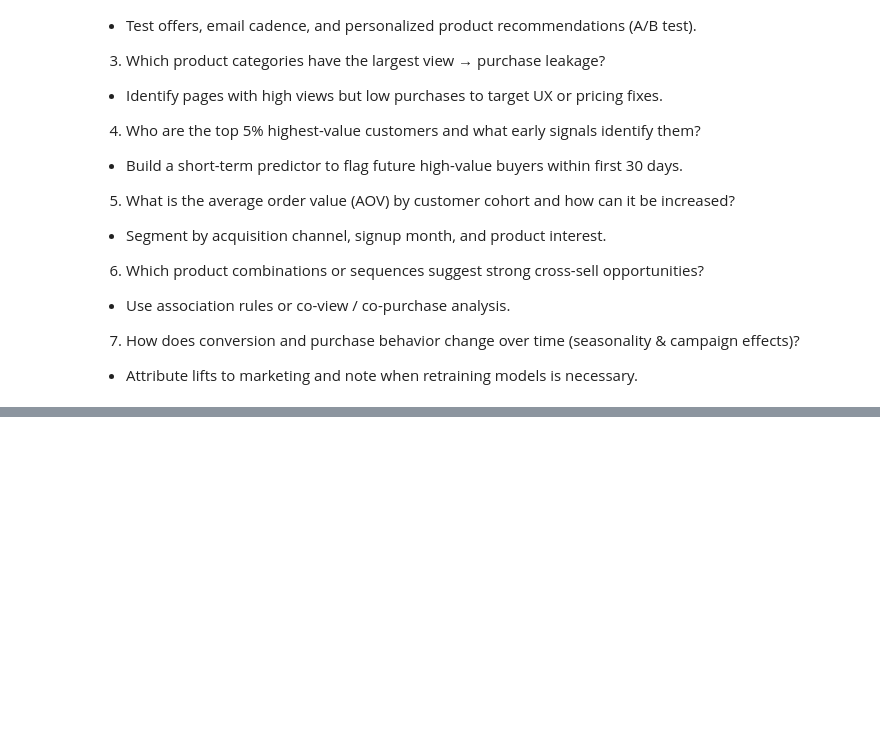
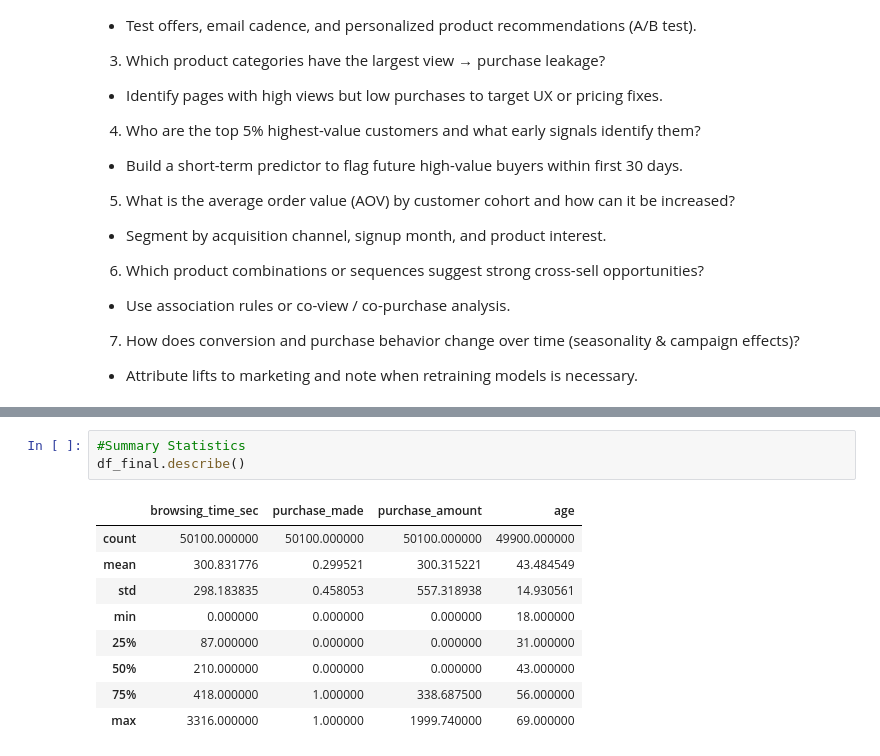
Before and after one commit to EfyaDufie2020/Analyzing-Customer-Behavior-for-E-commerce-Insights, a Jupyter notebook: E-commerce.ipynb, the cells around one changed output, grey strips where cells are left out. Drawn from its saved outputs; the diff is of its cells as text; blank space fills up the shorter version.

```diff
--- a/E-commerce.ipynb
+++ b/E-commerce.ipynb
@@ -133,0 +306,13 @@ Customers with long recency (no recent purchase) and low session frequency are m
+# %%
+#Summary Statistics
+df_final.describe()
+# %% [output]
+|  | browsing_time_sec | purchase_made | purchase_amount | age |
+| count | 50100.000000 | 50100.000000 | 50100.000000 | 49900.000000 |
+| mean | 300.831776 | 0.299521 | 300.315221 | 43.484549 |
+| std | 298.183835 | 0.458053 | 557.318938 | 14.930561 |
+| min | 0.000000 | 0.000000 | 0.000000 | 18.000000 |
+| 25% | 87.000000 | 0.000000 | 0.000000 | 31.000000 |
+| 50% | 210.000000 | 0.000000 | 0.000000 | 43.000000 |
+| 75% | 418.000000 | 1.000000 | 338.687500 | 56.000000 |
+| max | 3316.000000 | 1.000000 | 1999.740000 | 69.000000 |
```
Also changed, not shown: parts of 15 cells of this notebook, 2 other files.
